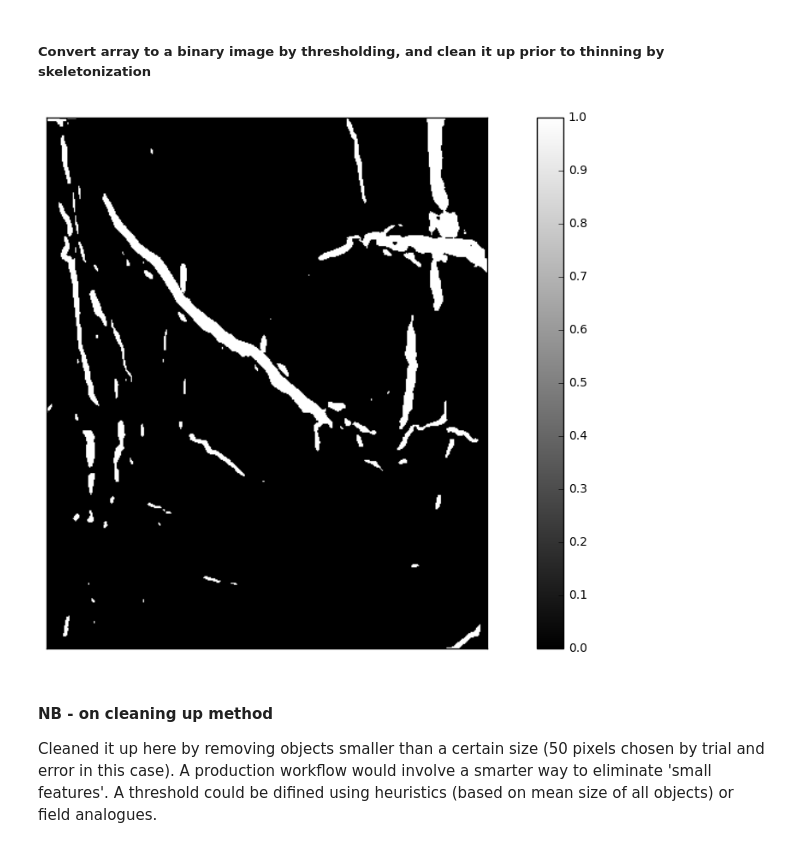
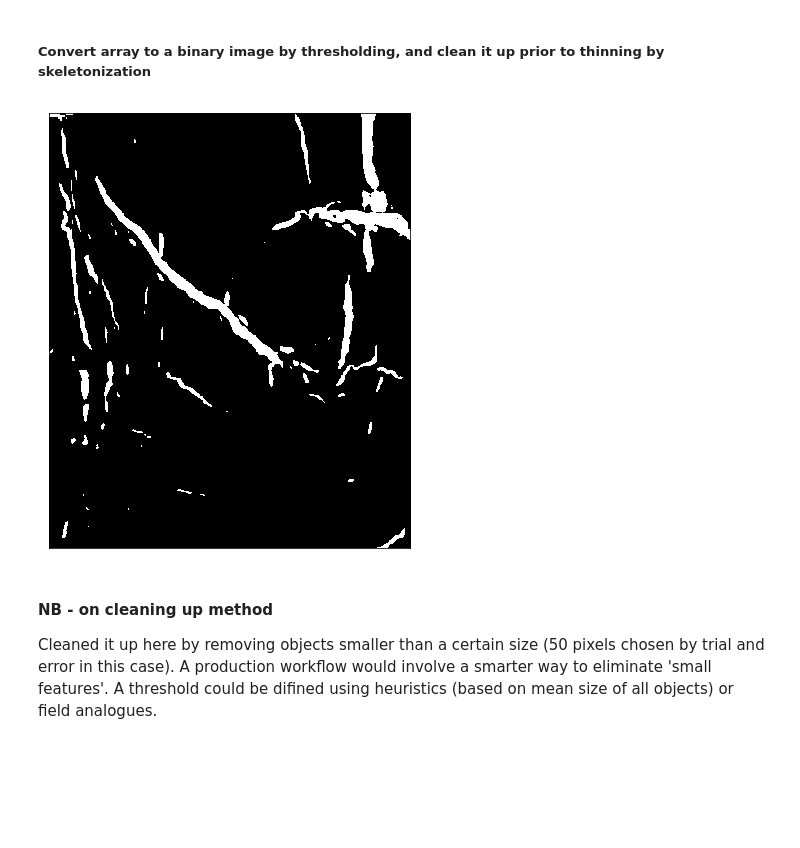
Before and after one commit to mycarta/faults, a Jupyter notebook: fun_with_faults.ipynb, the cells around one changed output. Cells and saved outputs as stored; diff of their text form; code cells hidden in the pictures; blank space fills up the shorter version.

```diff
--- a/fun_with_faults.ipynb
+++ b/fun_with_faults.ipynb
@@ -134,17 +132,15 @@ plt.show()
 # %%
 binary_d = color.rgb2gray(sd) > 0.1
 
 fig = plt.figure(figsize=(15, 8))
 
 ax = fig.add_subplot(1, 1, 1)
 ax.set_xticks([])
 ax.set_yticks([])
 
-plt.imshow(binary_d, cmap='gray')
-plt.colorbar()
-plt.show()
+plt.imshow(binary_d, cmap='gray');
 # %% [output]
-[figure, old version]
+[figure, new version]
 # %% [markdown]
 #### NB - on cleaning up method
 Cleaned it up here by removing objects smaller than a certain size (50 pixels chosen by trial and error in this case). A production workflow would involve a smarter way to eliminate 'small features'. A threshold could be difined using heuristics (based on mean size of all objects) or field analogues.
```
Also changed, not shown: parts of 14 cells of this notebook, 1 other file.
